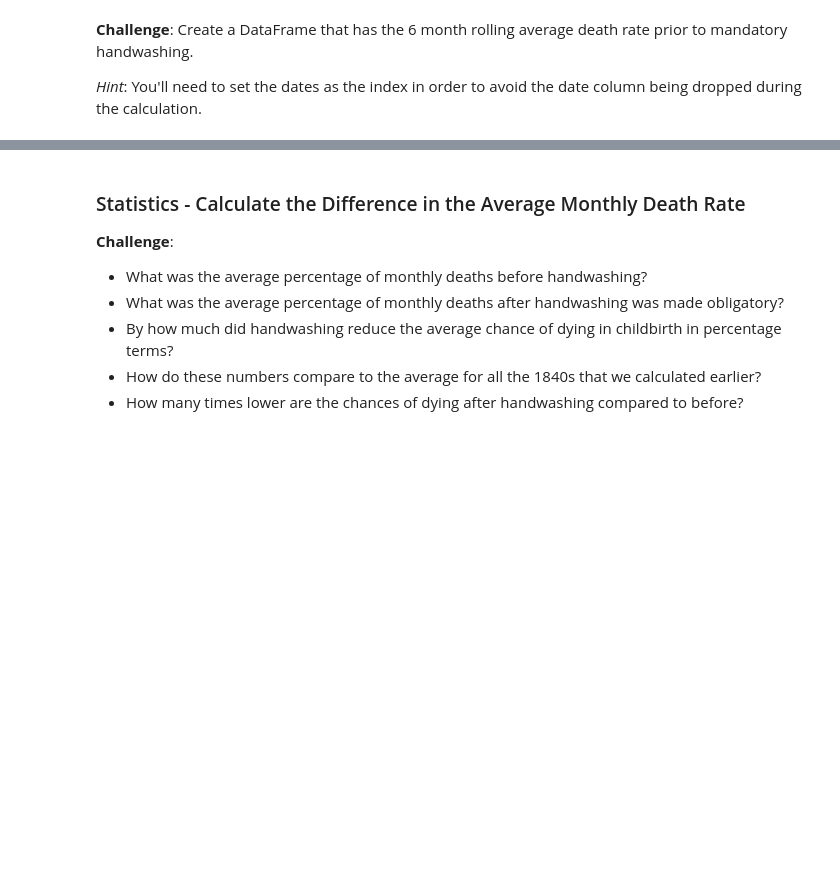
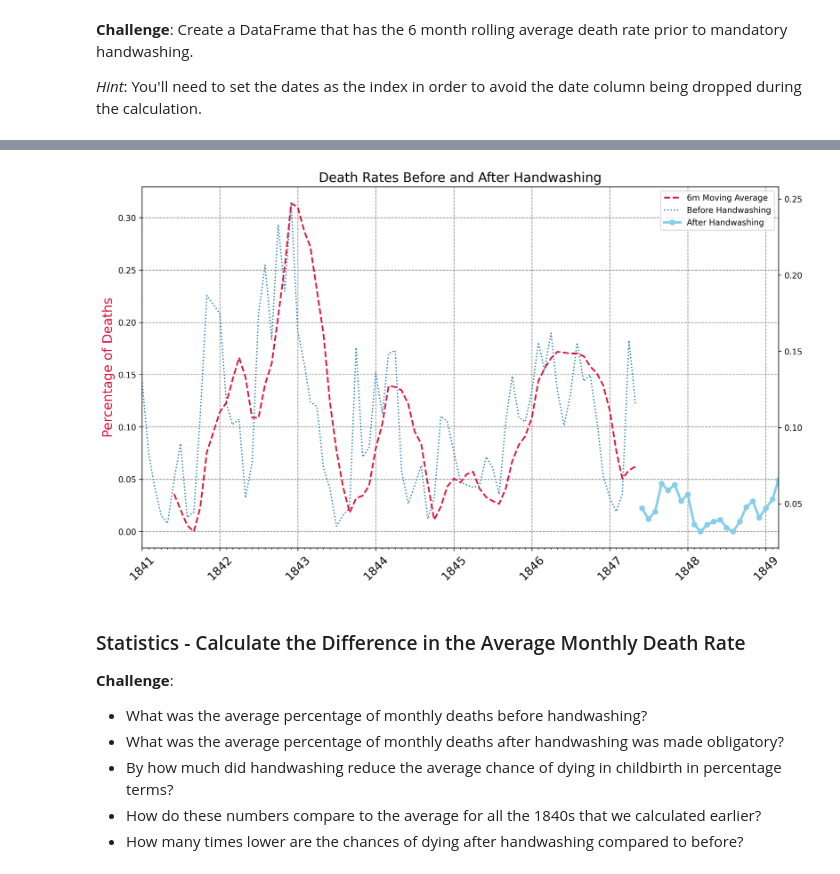
Before and after one commit to noah-clements/100Days-Python-Course, a Jupyter notebook: Dr+Semmelweis+Analysis/Dr_Semmelweis_Handwashing_Discovery.ipynb, the cells around one changed output, grey strips where cells are left out. Cells and saved outputs as stored; diff of their text form; code cells hidden in the pictures; blank space fills up the shorter version.

Commit message:
Challenge 2: Calculate a Rolling Average of the Death Rate Fixes #23

```diff
--- a/Dr+Semmelweis+Analysis/Dr_Semmelweis_Handwashing_Discovery.ipynb
+++ b/Dr+Semmelweis+Analysis/Dr_Semmelweis_Handwashing_Discovery.ipynb
@@ -291,3 +291,7 @@ The average maternal death rate after handwashing was 2.15%
 **Challenge**: Create a DataFrame that has the 6 month rolling average death rate prior to mandatory handwashing.
 
 *Hint*: You'll need to set the dates as the index in order to avoid the date column being dropped during the calculation.
+# %%
+# df_b4 = df_b4.set_index('date') # can't do this again
+rolling_b4 = df_b4.set_index('date').rolling(window=6).mean()
+rolling_b4
@@ -303,6 +322,45 @@ The average maternal death rate after handwashing was 2.15%
 * Show the moving average as a thicker, crimon line.
 * Show the rate after handwashing as a skyblue line with round markers.
 * Look at the [code snippet in the documentation to see how you can add a legend](https://matplotlib.org/3.1.1/api/_as_gen/matplotlib.pyplot.legend.html) to the chart.
+# %%
+# Create locators for ticks on the time axis
+years = mdates.YearLocator()
+months = mdates.MonthLocator()
+years_fmt = mdates.DateFormatter('%Y')
+
+plt.figure(figsize=(14,8), dpi=300)
+plt.title('Death Rates Before and After Handwashing', fontsize=16)
+plt.xticks(fontsize=14, rotation=45)
+
+ax1 = plt.gca() # get current axes
+ax2 = ax1.twinx()
+# ax3 = ax1.twinx()
+
+ax1.grid(color='grey', linestyle='--')
+
+# matplotlib tutorial assigns the line to a single element tuple
+# handles for the legend will not work otherwise. Don't explain why.
+roll_line, = ax2.plot(df_b4.date, rolling_b4.pct_deaths, color='crimson',
+                     linewidth=2, linestyle='dashed', label='6m Moving Average')
+
+b4_line, = ax1.plot(df_b4.date, df_b4.pct_deaths, label='Before Handwashing',
+                    linestyle='dotted')
+after_line, = ax1.plot(df_after.date, df_after.pct_deaths, color='skyblue',
+                      marker='o', linewidth=3, label='After Handwashing')
+ax1.legend(handles=[roll_line, b4_line, after_line])
+
+# locators for x-axis
+ax1.xaxis.set_major_locator(years)
+ax1.xaxis.set_major_formatter(years_fmt)
+ax1.xaxis.set_minor_locator(months)
+
+ax1.set_xlim(df_b4.date.min(), df_after.date.max())
+ax1.set_ylabel('Percentage of Deaths', color='crimson', fontsize=16)
+
+
+plt.show()
+# %% [output]
+[figure, added]
 # %% [markdown]
 ### Statistics - Calculate the Difference in the Average Monthly Death Rate
 
```
Also changed, not shown: parts of 1 cell of this notebook.
